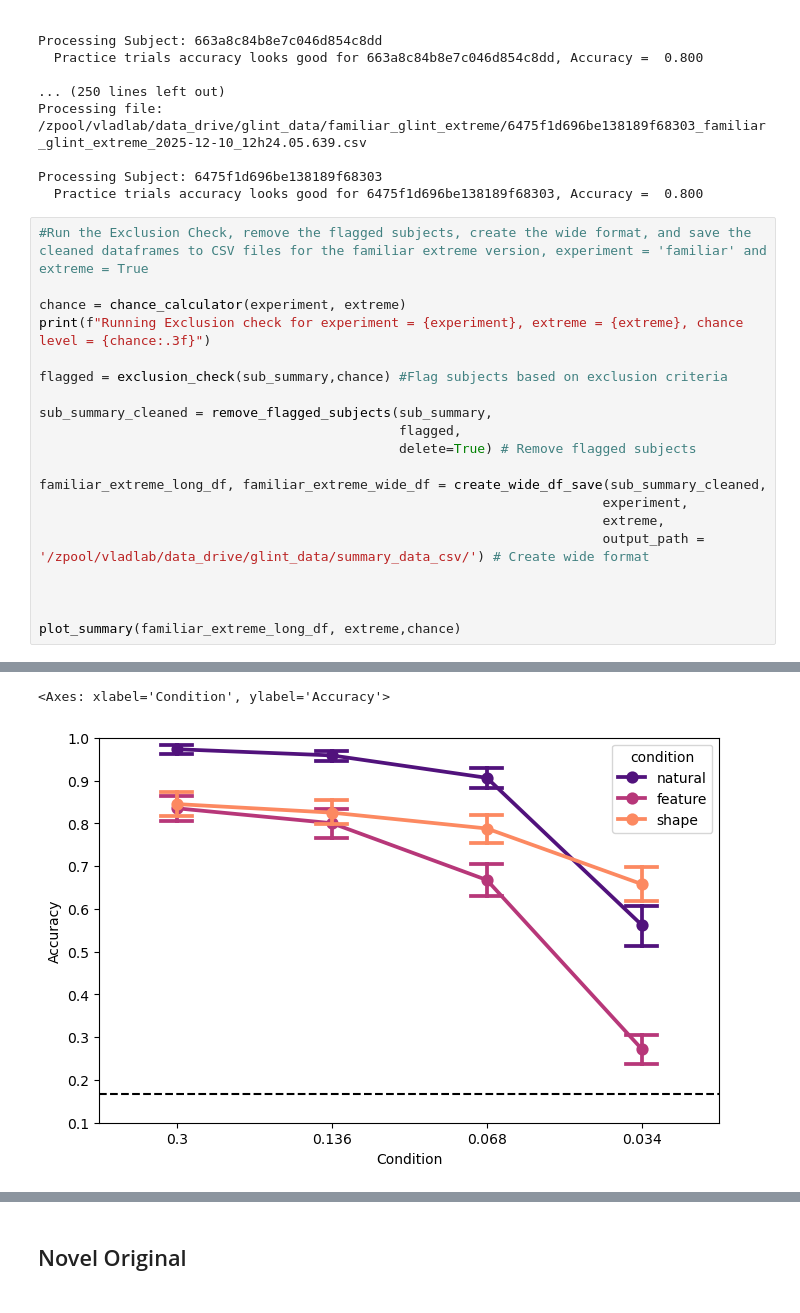
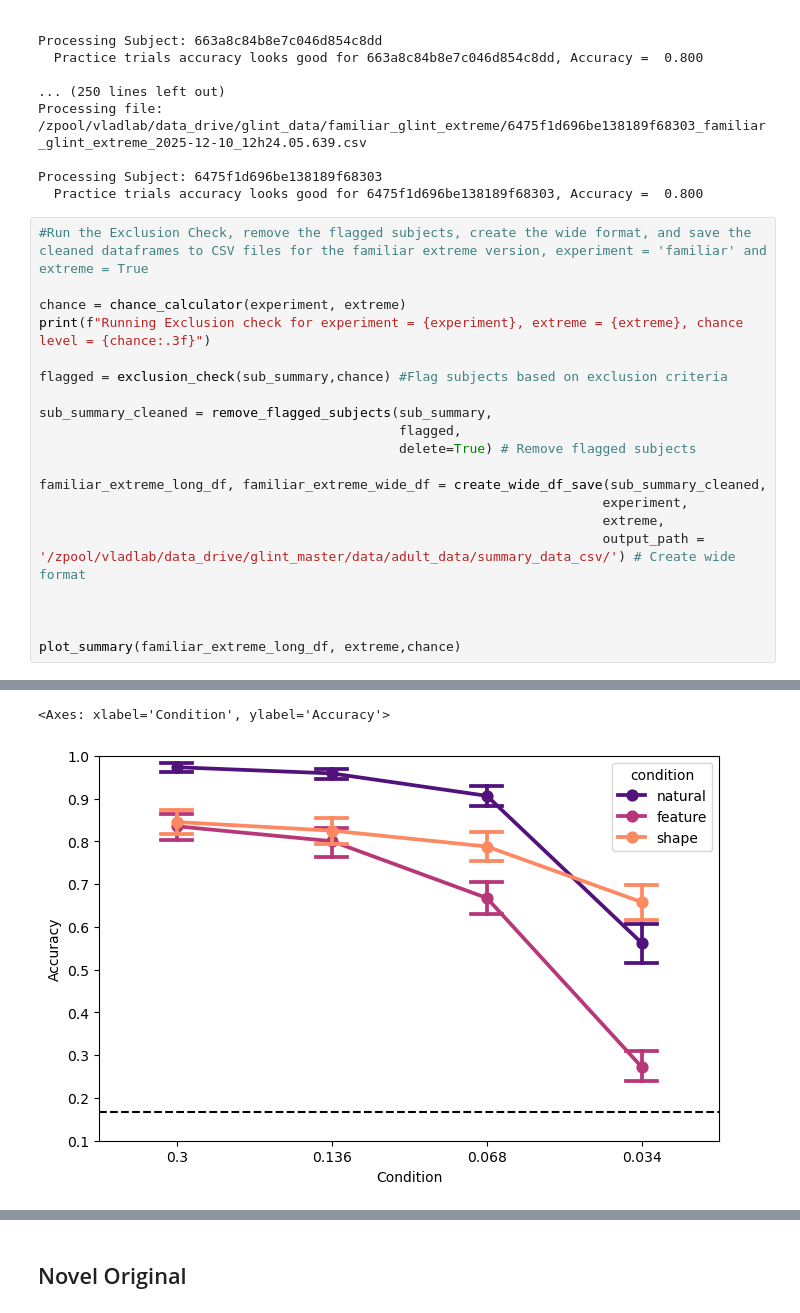
Before and after one commit to ars1399/glint_analysis, a Jupyter notebook: glint_data_preprocessing_v3.ipynb, the cells around one changed output, grey strips where cells are left out. Drawn from its saved outputs; the diff is of its cells as text.

```diff
--- a/glint_data_preprocessing_v3.ipynb
+++ b/glint_data_preprocessing_v3.ipynb
@@ -600,7 +843,7 @@ sub_summary_cleaned = remove_flagged_subjects(sub_summary,
 familiar_extreme_long_df, familiar_extreme_wide_df = create_wide_df_save(sub_summary_cleaned,
                                                                         experiment,
                                                                         extreme,
-                                                                        output_path = '/zpool/vladlab/data_drive/glint_data/summary_data_csv/') # Create wide format
+                                                                        output_path = '/zpool/vladlab/data_drive/glint_master/data/adult_data/summary_data_csv/') # Create wide format
 
 
 
@@ -626,2 +869,2 @@ Final cleaned wide-format sub_summary saved to /zpool/vladlab/data_drive/glint_d
 <Axes: xlabel='Condition', ylabel='Accuracy'>
-[figure, old version]
+[figure, new version]
```
Also changed, not shown: parts of 11 cells of this notebook, 3 other files.
